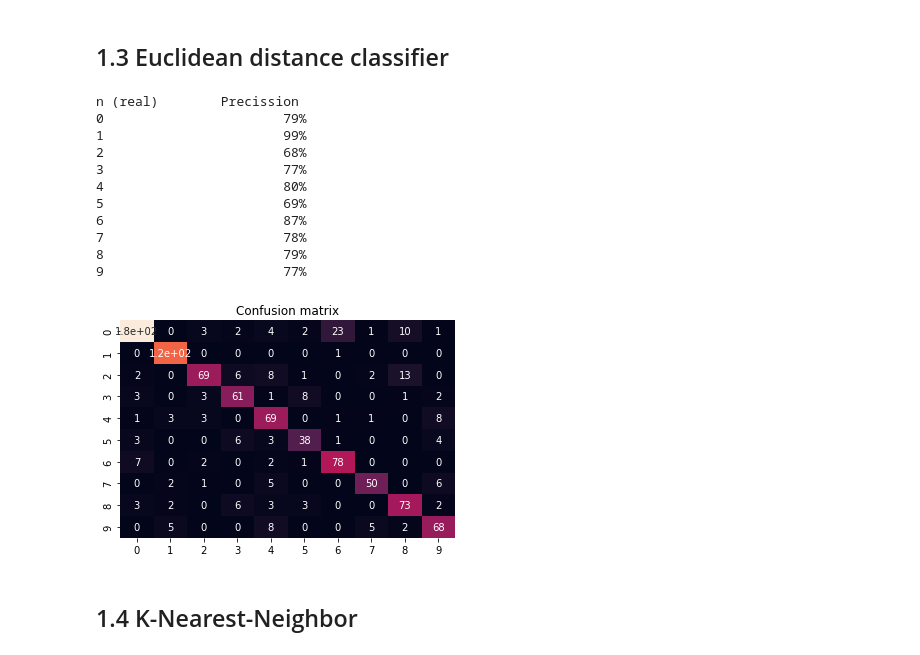
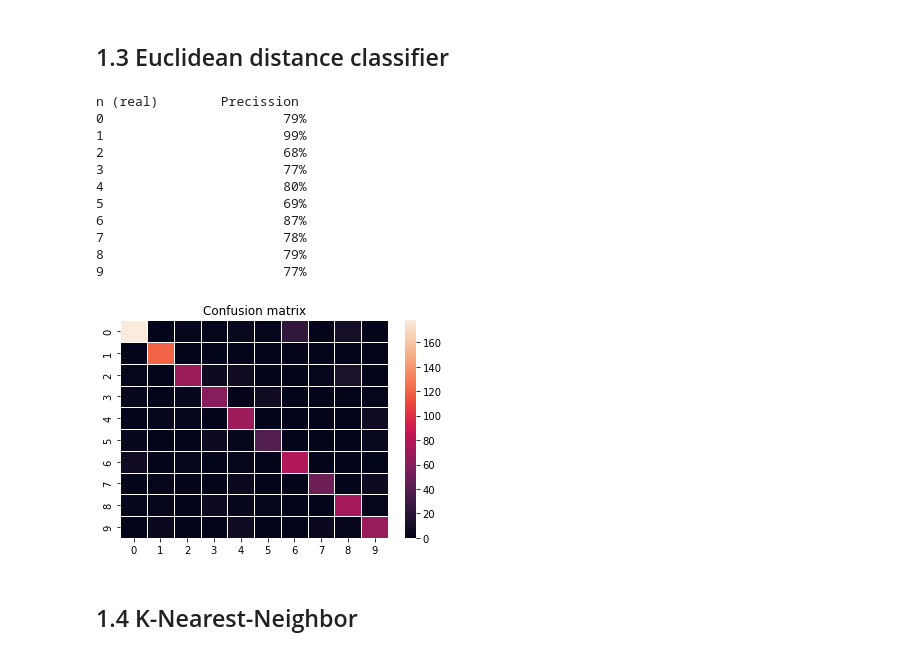
Before and after one commit to DGonzalezPicos/IDL, a Jupyter notebook: assingment1/notebook_task1.ipynb, the cells around one changed output. Cells and saved outputs as stored; diff of their text form; code cells hidden in the pictures.

```diff
--- a/assingment1/notebook_task1.ipynb
+++ b/assingment1/notebook_task1.ipynb
@@ -196,35 +196,35 @@ for i in range(test_in.shape[0]):
         fails[n_real]+=1
     confusion_matrix[n_real,n_pred]+=1
 
 #Calculate the number of correct classifications related to the total number of items
 accuracy=aims/(aims+fails)
 
 #Show the results
 print('n (real)\tPrecission')
 for i in range(accuracy.shape[0]):
     print('{:}\t\t\t{:.0f}%'.format(i,accuracy[i]*100))
 
 
 # Euclidean Distance Based Classifier prediction (get matrix)
 pred_EDBC = np.array([classifier(test_in[i,:]) for i in range(test_in.shape[0])])
 
 
 # Plot confusion matrix
-ax = sns.heatmap(confusion_matrix, annot=True, cbar=False)
+ax = sns.heatmap(confusion_matrix, annot=False, cbar=True,linewidths=.5)
 ax.set_title('Confusion matrix');
 # %% [output]
 n (real)        Precission
 0                       79%
 1                       99%
 2                       68%
 3                       77%
 4                       80%
 5                       69%
 6                       87%
 7                       78%
 8                       79%
 9                       77%
-[figure, old version]
+[figure, new version]
 # %% [markdown]
 ## 1.4 K-Nearest-Neighbor
 # %%
```
Also changed, not shown: parts of 2 cells of this notebook.
